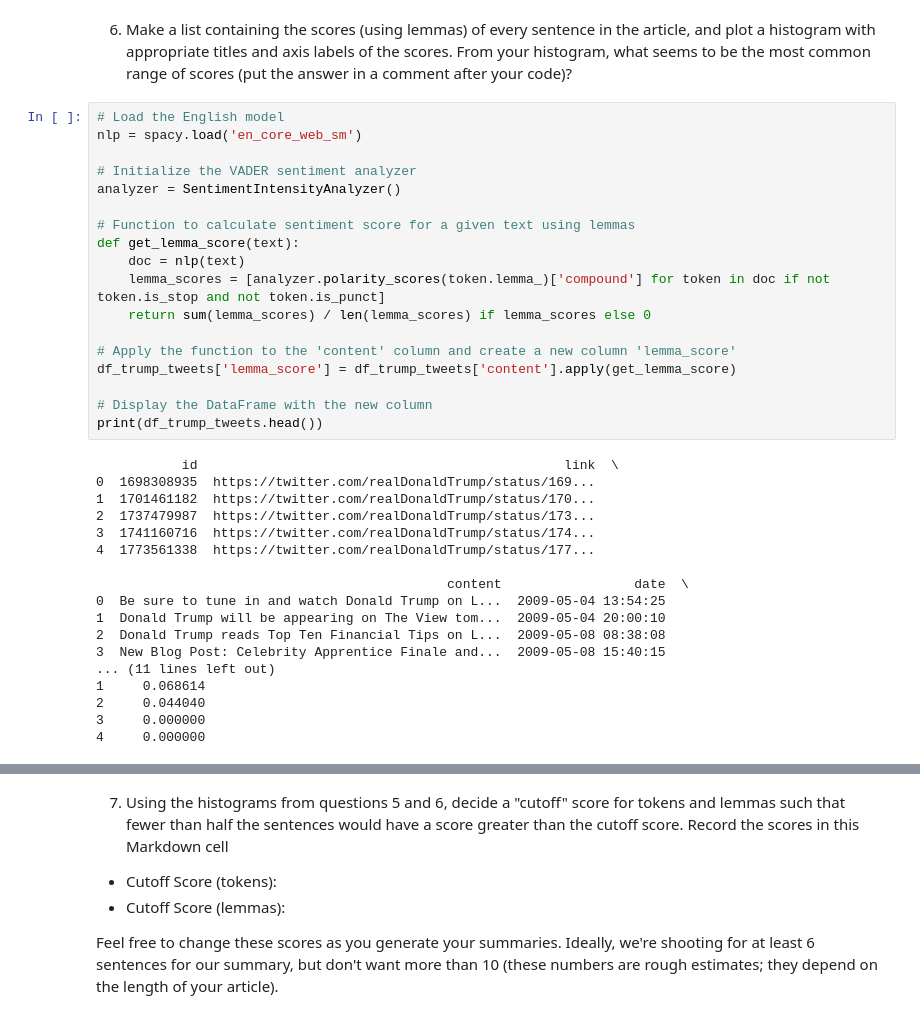
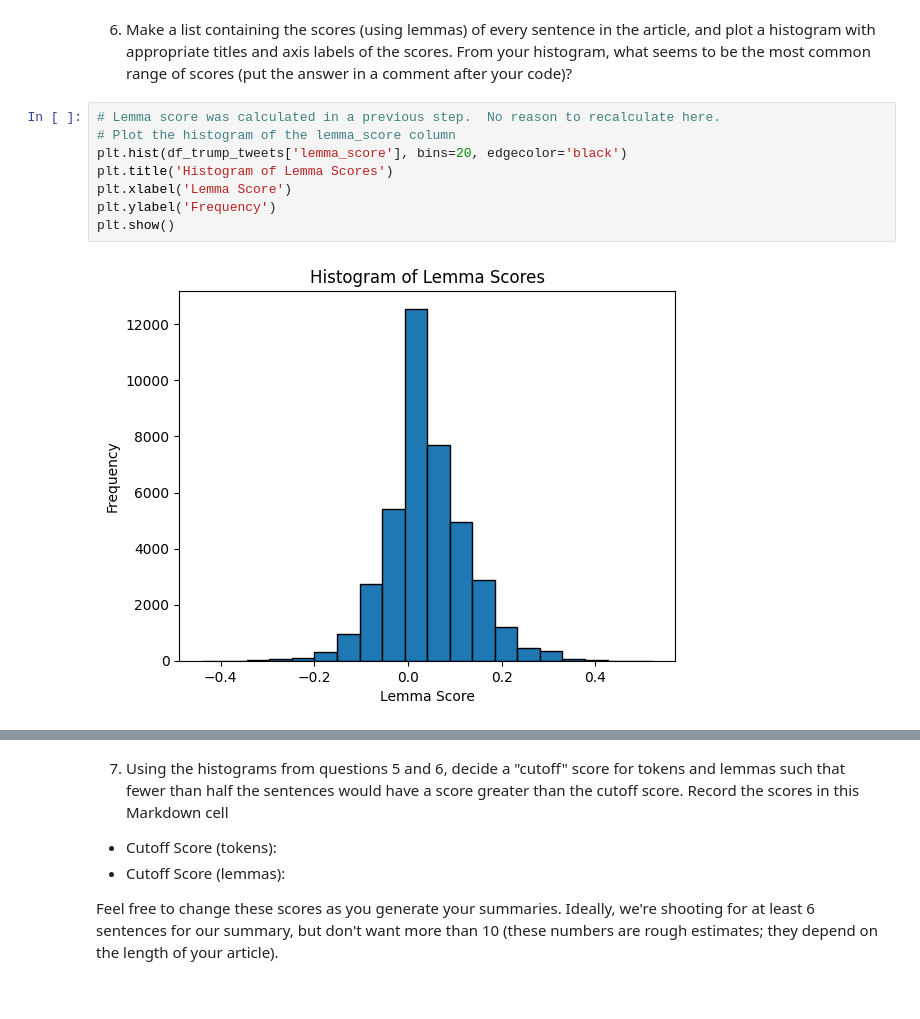
Before and after one commit to drpafowler/module-07-philip, a Jupyter notebook: article-summarizer.ipynb, the cells around one changed output, grey strips where cells are left out. Drawn from its saved outputs; the diff is of its cells as text.

```diff
--- a/article-summarizer.ipynb
+++ b/article-summarizer.ipynb
@@ -293,39 +286,13 @@ Range: 0.96275
 Standard Deviation: 0.08696466991534824
 # %% [markdown]
 6. Make a list containing the scores (using lemmas) of every sentence in the article, and plot a histogram with appropriate titles and axis labels of the scores.  From your histogram, what seems to be the most common range of scores (put the answer in a comment after your code)?
-# %%
-# Load the English model
-nlp = spacy.load('en_core_web_sm')
-
-# Initialize the VADER sentiment analyzer
-analyzer = SentimentIntensityAnalyzer()
-
-# Function to calculate sentiment score for a given text using lemmas
-def get_lemma_score(text):
-    doc = nlp(text)
-    lemma_scores = [analyzer.polarity_scores(token.lemma_)['compound'] for token in doc if not token.is_stop and not token.is_punct]
-    return sum(lemma_scores) / len(lemma_scores) if lemma_scores else 0
-
-# Apply the function to the 'content' column and create a new column 'lemma_score'
-df_trump_tweets['lemma_score'] = df_trump_tweets['content'].apply(get_lemma_score)
-
-# Display the DataFrame with the new column
-print(df_trump_tweets.head())
-# %% [output]
-           id                                               link  \
-0  1698308935  https://twitter.com/realDonaldTrump/status/169...
-1  1701461182  https://twitter.com/realDonaldTrump/status/170...
-2  1737479987  https://twitter.com/realDonaldTrump/status/173...
-3  1741160716  https://twitter.com/realDonaldTrump/status/174...
-4  1773561338  https://twitter.com/realDonaldTrump/status/177...
-
-                                             content                 date  \
-0  Be sure to tune in and watch Donald Trump on L...  2009-05-04 13:54:25
-1  Donald Trump will be appearing on The View tom...  2009-05-04 20:00:10
-2  Donald Trump reads Top Ten Financial Tips on L...  2009-05-08 08:38:08
-3  New Blog Post: Celebrity Apprentice Finale and...  2009-05-08 15:40:15
-... (11 lines left out)
-1     0.068614
-2     0.044040
-3     0.000000
-4     0.000000
+# %%
+# Lemma score was calculated in a previous step.  No reason to recalculate here.
+# Plot the histogram of the lemma_score column
+plt.hist(df_trump_tweets['lemma_score'], bins=20, edgecolor='black')
+plt.title('Histogram of Lemma Scores')
+plt.xlabel('Lemma Score')
+plt.ylabel('Frequency')
+plt.show()
+# %% [output]
+[figure, added]
```
Also changed, not shown: parts of 4 cells of this notebook, 1 other file.
